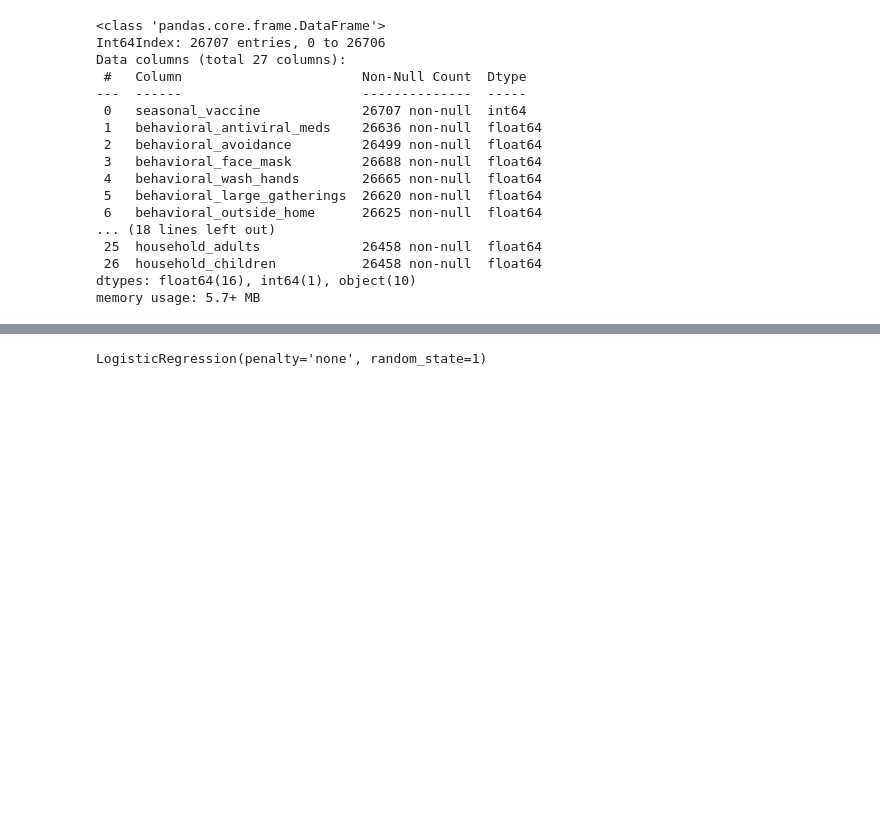
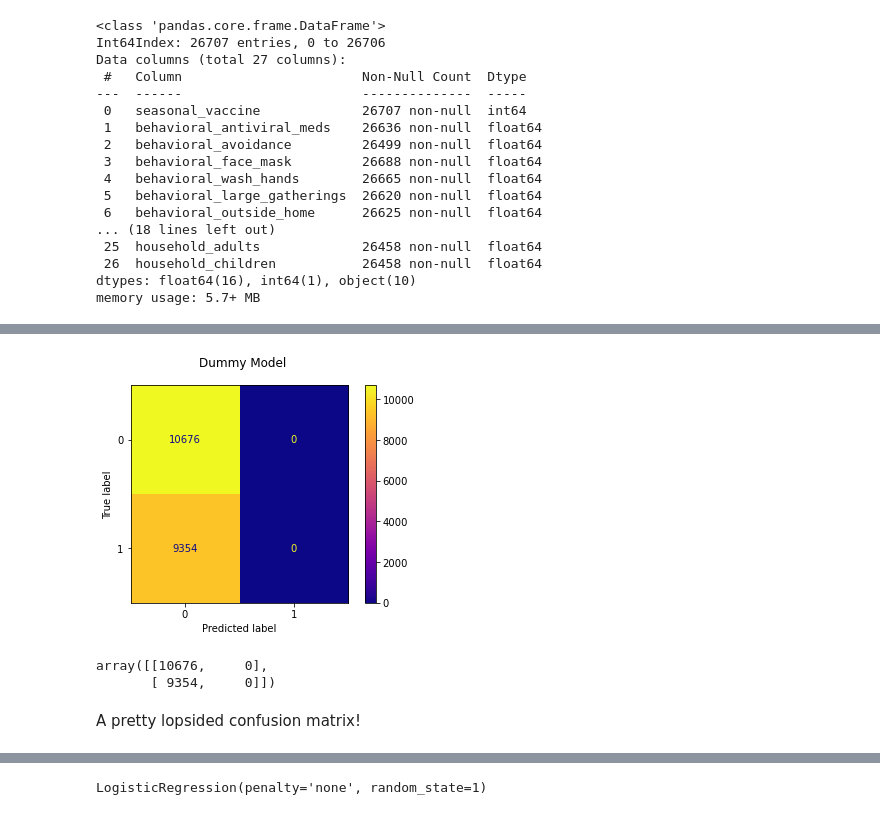
Before and after one commit to soohojp/Phase-3-Project, a Jupyter notebook: scratchNB-Copy1.ipynb, the cells around one changed output, grey strips where cells are left out. Drawn from its saved outputs; the diff is of its cells as text; code cells hidden in the pictures; blank space fills up the shorter version.

```diff
--- a/scratchNB-Copy1.ipynb
+++ b/scratchNB-Copy1.ipynb
@@ -129,0 +173,5 @@ df = df.fillna(df.mode().iloc[0])
+# %%
+# selecting numeric columns
+num_df = df.select_dtypes(exclude='object')
+
+num_df.dtypes
@@ -129,0 +338,16 @@ df = df.fillna(df.mode().iloc[0])
+# %%
+fig, ax = plt.subplots()
+
+fig.suptitle("Dummy Model")
+
+plot_confusion_matrix(dummy_model, X_train, y_train, ax=ax, cmap="plasma");
+# %% [output]
+[figure, added]
+# %%
+# just the numbers (this should work even with older scikit-learn)
+confusion_matrix(y_train, dummy_model.predict(X_train))
+# %% [output]
+array([[10676,     0],
+       [ 9354,     0]])
+# %% [markdown]
+A pretty lopsided confusion matrix!
```
Also changed, not shown: parts of 89 cells of this notebook.
